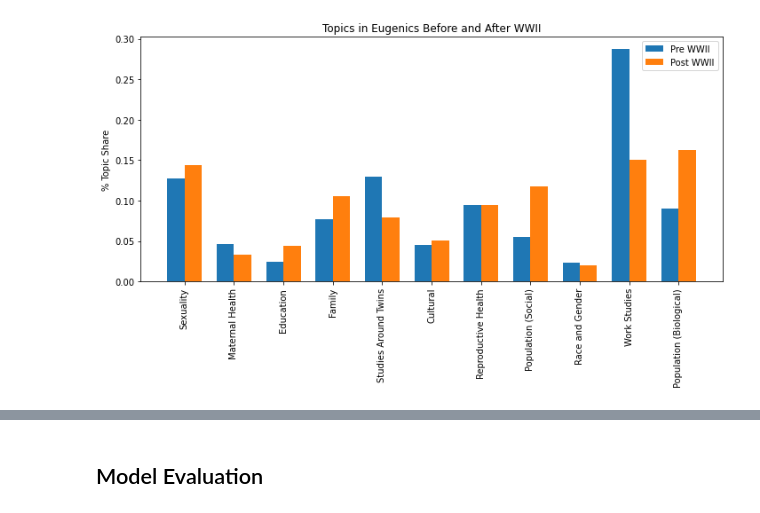
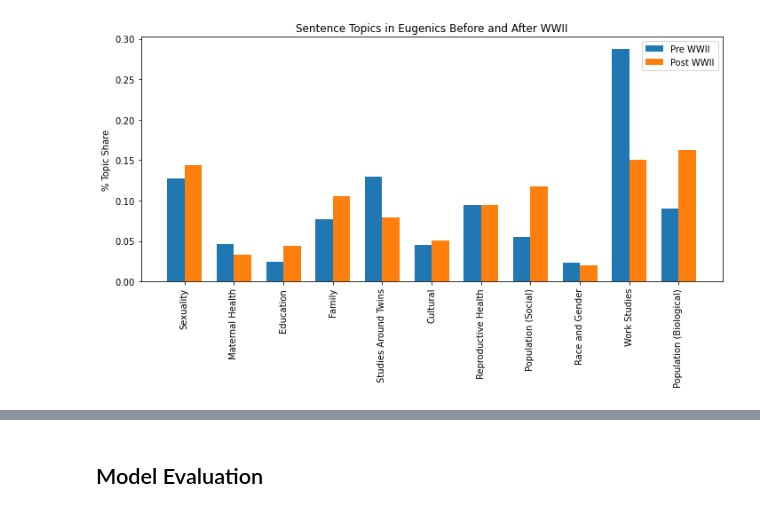
Before and after one commit to zekemorton/TopicModelingProject, a Jupyter notebook: plots.ipynb, the cells around one changed output, grey strips where cells are left out. Drawn from its saved outputs; the diff is of its cells as text; code cells hidden in the pictures.

Commit message:
Added document plots
Added plots for document topics, in addition to the already existing plots for sentence topics.

```diff
--- a/plots.ipynb
+++ b/plots.ipynb
@@ -35,32 +58,32 @@ def get_sums(df):
 
     return topic_sums
 
 labels = ["Sexuality", "Maternal Health", "Education", "Family",
           "Studies Around Twins", "Cultural", "Reproductive Health",  "Population (Social)",
           "Race and Gender", "Work Studies", "Population (Biological)"]
 preWW2 = get_sums(new_df[(new_df['year'] <= 1945)])
 preWW2 = [x / sum(preWW2) for x in preWW2]
 
 postWW2 = get_sums(new_df[(new_df['year'] > 1945)])
 postWW2 = [x / sum(postWW2) for x in postWW2]
 
 x = np.arange(len(labels))  # the label locations
 width = 0.35  # the width of the bars
 
 fig, ax = plt.subplots(figsize=(10, 6))
 rects1 = ax.bar(x - width/2, preWW2, width, label='Pre WWII')
 rects2 = ax.bar(x + width/2, postWW2, width, label='Post WWII')
 
 # Add some text for labels, title and custom x-axis tick labels, etc.
 ax.set_ylabel('% Topic Share')
-ax.set_title('Topics in Eugenics Before and After WWII')
+ax.set_title('Sentence Topics in Eugenics Before and After WWII')
 ax.set_xticks(x)
 ax.set_xticklabels(labels, rotation=90)
 ax.legend()
 
 
 fig.tight_layout()
 
 plt.show()
 # %% [output]
-[figure, old version]
+[figure, new version]
```
Also changed, not shown: parts of 11 cells of this notebook.
